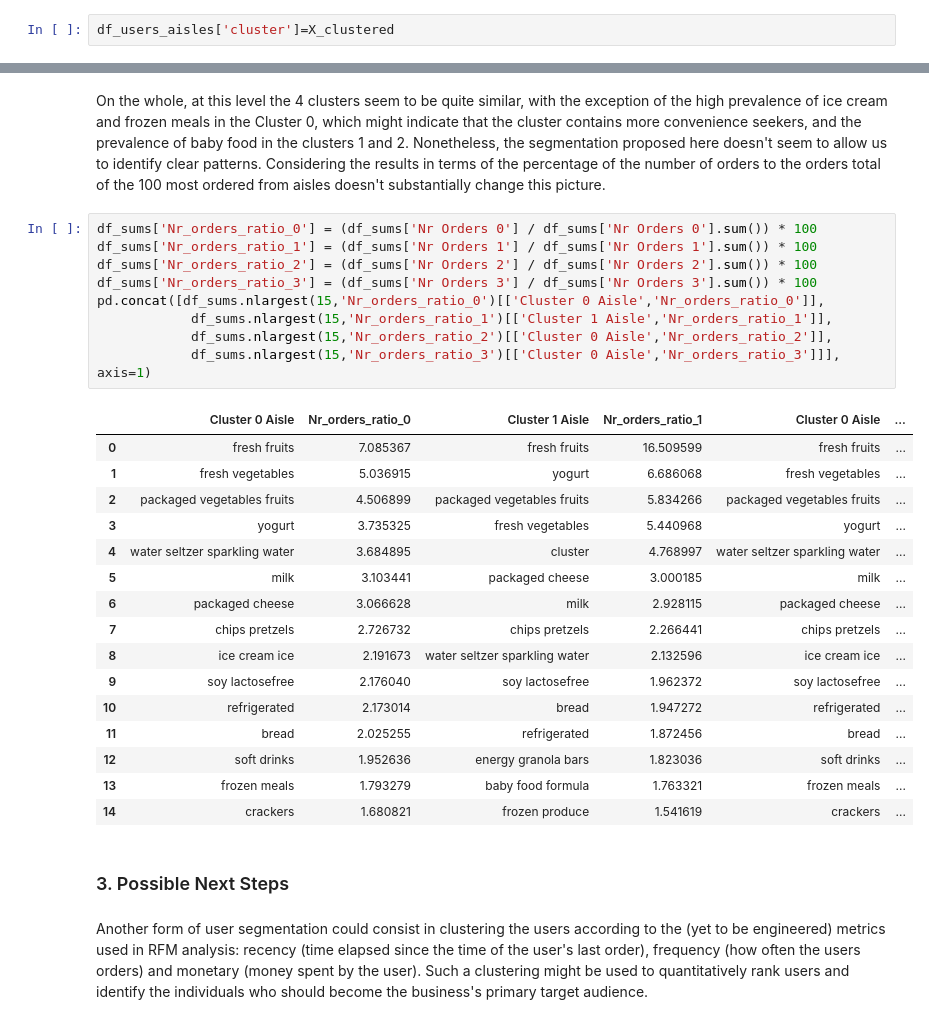
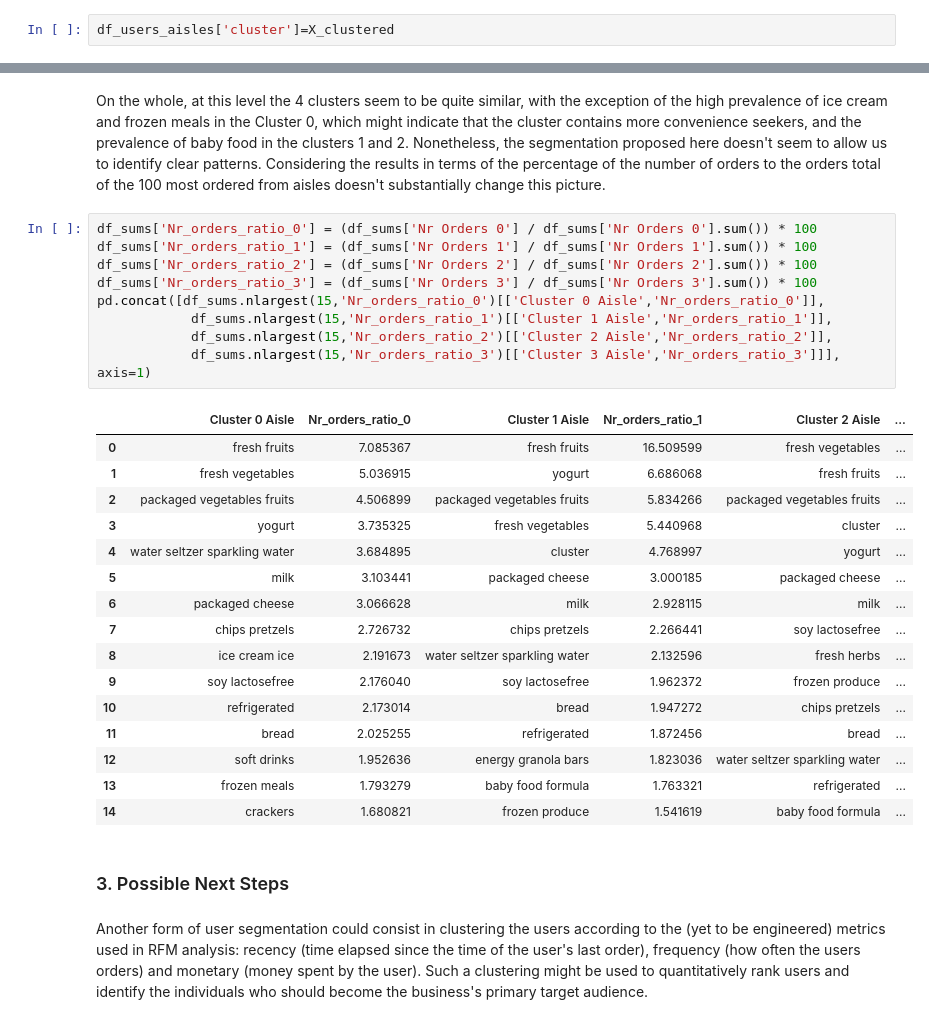
Before and after one commit to rafredj/hometask_NYer, a Jupyter notebook: Hometask_NYer.ipynb, the cells around one changed output, grey strips where cells are left out. Cells and saved outputs as stored; diff of their text form.

```diff
--- a/Hometask_NYer.ipynb
+++ b/Hometask_NYer.ipynb
@@ -191,36 +191,36 @@ df_sums.head(15)
 | 12 | soft drinks | 3872 | energy granola bars | 2656 | water seltzer sparkling water | 840 | ... |
 | 13 | frozen meals | 3556 | baby food formula | 2569 | refrigerated | 779 | ... |
 | 14 | crackers | 3333 | frozen produce | 2246 | baby food formula | 777 | ... |
-# %% [markdown]
-On the whole, at this level the 4 clusters seem to be quite similar, with the exception of the high prevalence of ice cream and frozen meals in the Cluster 0, which might indicate that the cluster contains more convenience seekers, and the prevalence of baby food in the clusters 1 and 2. Nonetheless, the segmentation proposed here doesn't seem to allow us to identify clear patterns. Considering the results in terms of the percentage of the number of orders to the orders total of the 100 most ordered from aisles doesn't substantially change this picture.
-# %%
-df_sums['Nr_orders_ratio_0'] = (df_sums['Nr Orders 0'] / df_sums['Nr Orders 0'].sum()) * 100
-df_sums['Nr_orders_ratio_1'] = (df_sums['Nr Orders 1'] / df_sums['Nr Orders 1'].sum()) * 100
-df_sums['Nr_orders_ratio_2'] = (df_sums['Nr Orders 2'] / df_sums['Nr Orders 2'].sum()) * 100
-df_sums['Nr_orders_ratio_3'] = (df_sums['Nr Orders 3'] / df_sums['Nr Orders 3'].sum()) * 100
-pd.concat([df_sums.nlargest(15,'Nr_orders_ratio_0')[['Cluster 0 Aisle','Nr_orders_ratio_0']],
-            df_sums.nlargest(15,'Nr_orders_ratio_1')[['Cluster 1 Aisle','Nr_orders_ratio_1']],
-            df_sums.nlargest(15,'Nr_orders_ratio_2')[['Cluster 0 Aisle','Nr_orders_ratio_2']],
-            df_sums.nlargest(15,'Nr_orders_ratio_3')[['Cluster 0 Aisle','Nr_orders_ratio_3']]],
-axis=1)
-# %% [output]
-|  | Cluster 0 Aisle | Nr_orders_ratio_0 | Cluster 1 Aisle | Nr_orders_ratio_1 | Cluster 0 Aisle | ... |
-| 0 | fresh fruits | 7.085367 | fresh fruits | 16.509599 | fresh fruits | ... |
-| 1 | fresh vegetables | 5.036915 | yogurt | 6.686068 | fresh vegetables | ... |
-| 2 | packaged vegetables fruits | 4.506899 | packaged vegetables fruits | 5.834266 | packaged vegetables fruits | ... |
-| 3 | yogurt | 3.735325 | fresh vegetables | 5.440968 | yogurt | ... |
-| 4 | water seltzer sparkling water | 3.684895 | cluster | 4.768997 | water seltzer sparkling water | ... |
-| 5 | milk | 3.103441 | packaged cheese | 3.000185 | milk | ... |
-| 6 | packaged cheese | 3.066628 | milk | 2.928115 | packaged cheese | ... |
-| 7 | chips pretzels | 2.726732 | chips pretzels | 2.266441 | chips pretzels | ... |
-| 8 | ice cream ice | 2.191673 | water seltzer sparkling water | 2.132596 | ice cream ice | ... |
-| 9 | soy lactosefree | 2.176040 | soy lactosefree | 1.962372 | soy lactosefree | ... |
-| 10 | refrigerated | 2.173014 | bread | 1.947272 | refrigerated | ... |
-| 11 | bread | 2.025255 | refrigerated | 1.872456 | bread | ... |
-| 12 | soft drinks | 1.952636 | energy granola bars | 1.823036 | soft drinks | ... |
-| 13 | frozen meals | 1.793279 | baby food formula | 1.763321 | frozen meals | ... |
-| 14 | crackers | 1.680821 | frozen produce | 1.541619 | crackers | ... |
-# %% [markdown]
-### 3. Possible Next Steps
-# %% [markdown]
-Another form of user segmentation could consist in clustering the users according to the (yet to be engineered) metrics used in RFM analysis: recency (time elapsed since the time of the user's last order), frequency (how often the users orders) and monetary (money spent by the user). Such a clustering might be used to quantitatively rank users and identify the individuals who should become the business's primary target audience.
+# %% [markdown]
+On the whole, at this level the 4 clusters seem to be quite similar, with the exception of the high prevalence of ice cream and frozen meals in the Cluster 0, which might indicate that the cluster contains more convenience seekers, and the prevalence of baby food in the clusters 1 and 2. Nonetheless, the segmentation proposed here doesn't seem to allow us to identify clear patterns. Considering the results in terms of the percentage of the number of orders to the orders total of the 100 most ordered from aisles doesn't substantially change this picture.
+# %%
+df_sums['Nr_orders_ratio_0'] = (df_sums['Nr Orders 0'] / df_sums['Nr Orders 0'].sum()) * 100
+df_sums['Nr_orders_ratio_1'] = (df_sums['Nr Orders 1'] / df_sums['Nr Orders 1'].sum()) * 100
+df_sums['Nr_orders_ratio_2'] = (df_sums['Nr Orders 2'] / df_sums['Nr Orders 2'].sum()) * 100
+df_sums['Nr_orders_ratio_3'] = (df_sums['Nr Orders 3'] / df_sums['Nr Orders 3'].sum()) * 100
+pd.concat([df_sums.nlargest(15,'Nr_orders_ratio_0')[['Cluster 0 Aisle','Nr_orders_ratio_0']],
+            df_sums.nlargest(15,'Nr_orders_ratio_1')[['Cluster 1 Aisle','Nr_orders_ratio_1']],
+            df_sums.nlargest(15,'Nr_orders_ratio_2')[['Cluster 2 Aisle','Nr_orders_ratio_2']],
+            df_sums.nlargest(15,'Nr_orders_ratio_3')[['Cluster 3 Aisle','Nr_orders_ratio_3']]],
+axis=1)
+# %% [output]
+|  | Cluster 0 Aisle | Nr_orders_ratio_0 | Cluster 1 Aisle | Nr_orders_ratio_1 | Cluster 2 Aisle | ... |
+| 0 | fresh fruits | 7.085367 | fresh fruits | 16.509599 | fresh vegetables | ... |
+| 1 | fresh vegetables | 5.036915 | yogurt | 6.686068 | fresh fruits | ... |
+| 2 | packaged vegetables fruits | 4.506899 | packaged vegetables fruits | 5.834266 | packaged vegetables fruits | ... |
+| 3 | yogurt | 3.735325 | fresh vegetables | 5.440968 | cluster | ... |
+| 4 | water seltzer sparkling water | 3.684895 | cluster | 4.768997 | yogurt | ... |
+| 5 | milk | 3.103441 | packaged cheese | 3.000185 | packaged cheese | ... |
+| 6 | packaged cheese | 3.066628 | milk | 2.928115 | milk | ... |
+| 7 | chips pretzels | 2.726732 | chips pretzels | 2.266441 | soy lactosefree | ... |
+| 8 | ice cream ice | 2.191673 | water seltzer sparkling water | 2.132596 | fresh herbs | ... |
+| 9 | soy lactosefree | 2.176040 | soy lactosefree | 1.962372 | frozen produce | ... |
+| 10 | refrigerated | 2.173014 | bread | 1.947272 | chips pretzels | ... |
+| 11 | bread | 2.025255 | refrigerated | 1.872456 | bread | ... |
+| 12 | soft drinks | 1.952636 | energy granola bars | 1.823036 | water seltzer sparkling water | ... |
+| 13 | frozen meals | 1.793279 | baby food formula | 1.763321 | refrigerated | ... |
+| 14 | crackers | 1.680821 | frozen produce | 1.541619 | baby food formula | ... |
+# %% [markdown]
+### 3. Possible Next Steps
+# %% [markdown]
+Another form of user segmentation could consist in clustering the users according to the (yet to be engineered) metrics used in RFM analysis: recency (time elapsed since the time of the user's last order), frequency (how often the users orders) and monetary (money spent by the user). Such a clustering might be used to quantitatively rank users and identify the individuals who should become the business's primary target audience.
```
Also changed, not shown: parts of 32 cells of this notebook.
